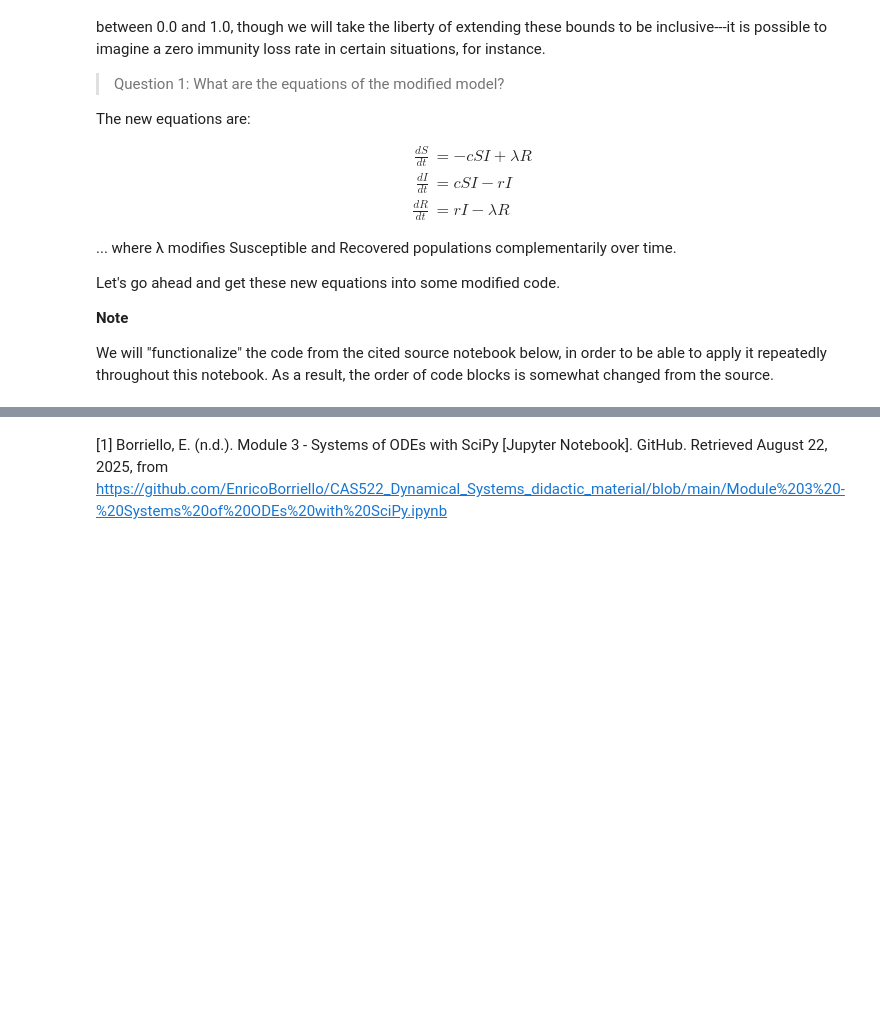
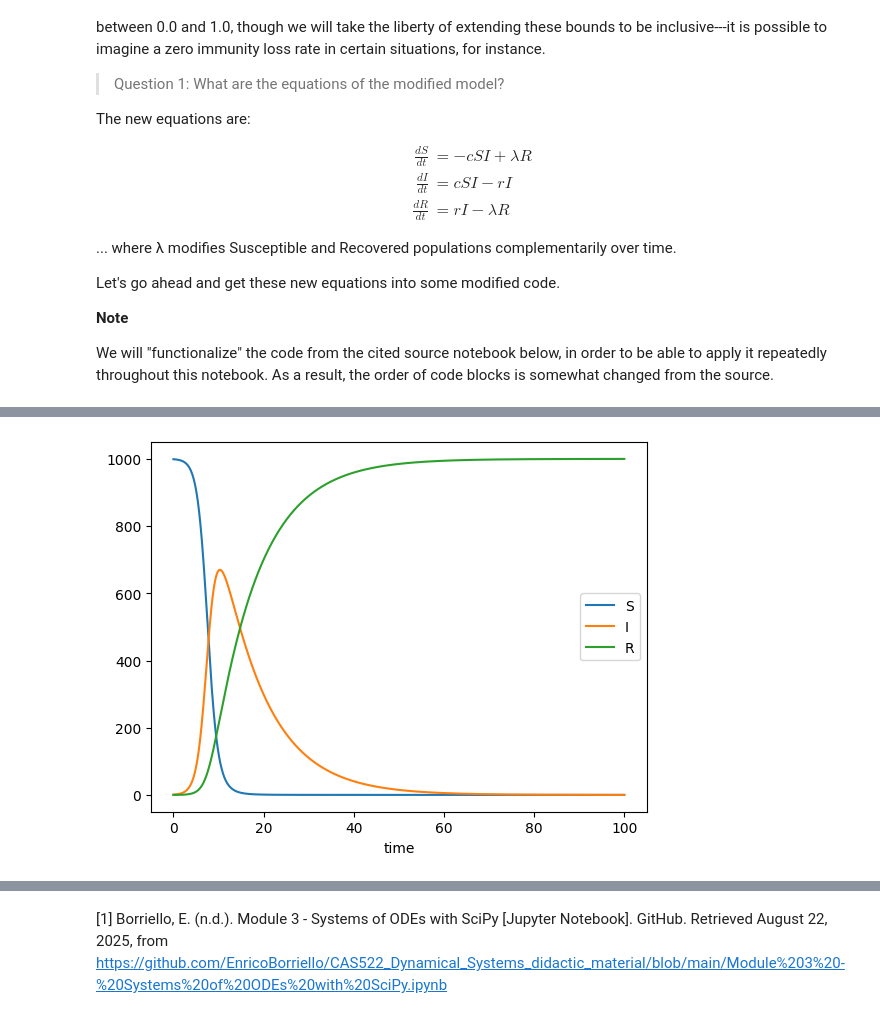
Before and after one commit to peterdresslar/Dresslar_CAS522, a Jupyter notebook: notebooks/Dresslar_CAS522_M3.ipynb, the cells around one changed output, grey strips where cells are left out. Drawn from its saved outputs; the diff is of its cells as text; code cells hidden in the pictures; blank space fills up the shorter version.

```diff
--- a/notebooks/Dresslar_CAS522_M3.ipynb
+++ b/notebooks/Dresslar_CAS522_M3.ipynb
@@ -62,11 +40,28 @@ def get_time_points(start, end, num_points):
 
 def odes(x,t):
     S = x[0]
-    I = x[1]  # noqa
+    I = x[1]
     R = x[2]
     dSdt = -c * I * S + lambda_ * R
     dIdt = c * I * S - r * I
     dRdt = r * I - lambda_ * R
     return [dSdt,dIdt,dRdt]
 
-def
+def solve_one(x0,t):
+    x = odeint(odes,x0,t)       # solve using the solver (default)
+    return x
+
+def unpack_solution(x):
+    x_S = x[:,0]
+    x_I = x[:,1]
+    x_R = x[:,2]
+    return x_S, x_I, x_R
+
+def plot_solution(t, x_S, x_I, x_R):
+    plt.plot(t,x_S,label='S')
+    plt.plot(t,x_I,label='I')
+    plt.plot(t,x_R,label='R')
+    plt.legend()
+    plt.xlabel('time')
+    #plt.savefig('SIR_solution.pdf')
+    plt.show()
@@ -90,0 +101,12 @@ plt.show()
+# %%
+c = 0.001
+r = 0.1
+lambda_ = 0.00 # unchanged
+
+t = get_time_points(0,100,1000) # 100 (days?)
+
+x = solve_one(x0,t)
+x_S, x_I, x_R = unpack_solution(x)
+plot_solution(t, x_S, x_I, x_R)
+# %% [output]
+[figure, added]
```
Also changed, not shown: parts of 11 cells of this notebook.
